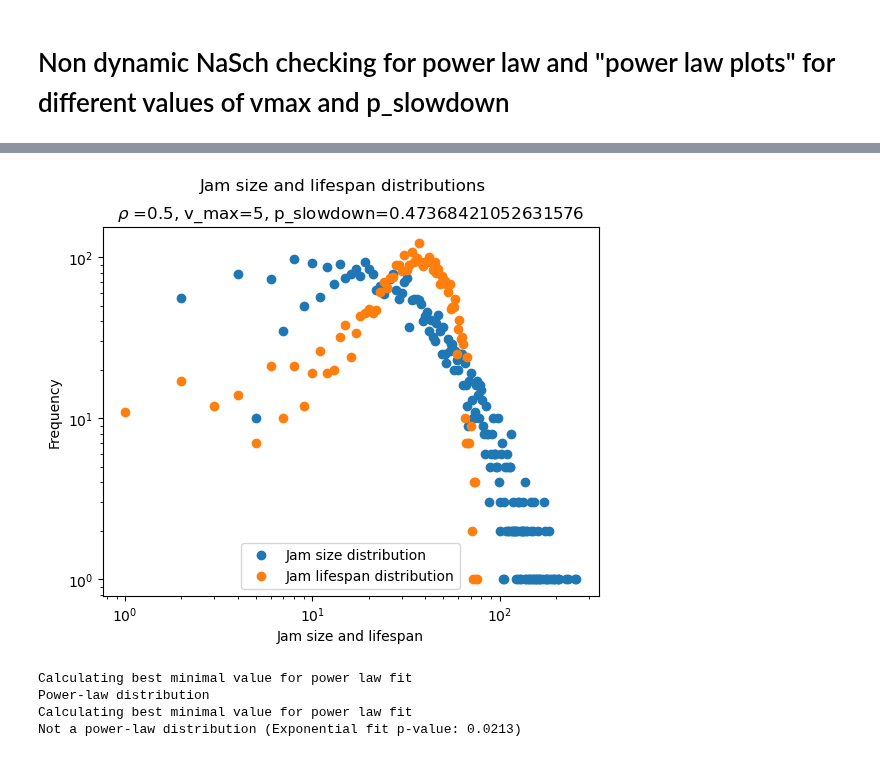
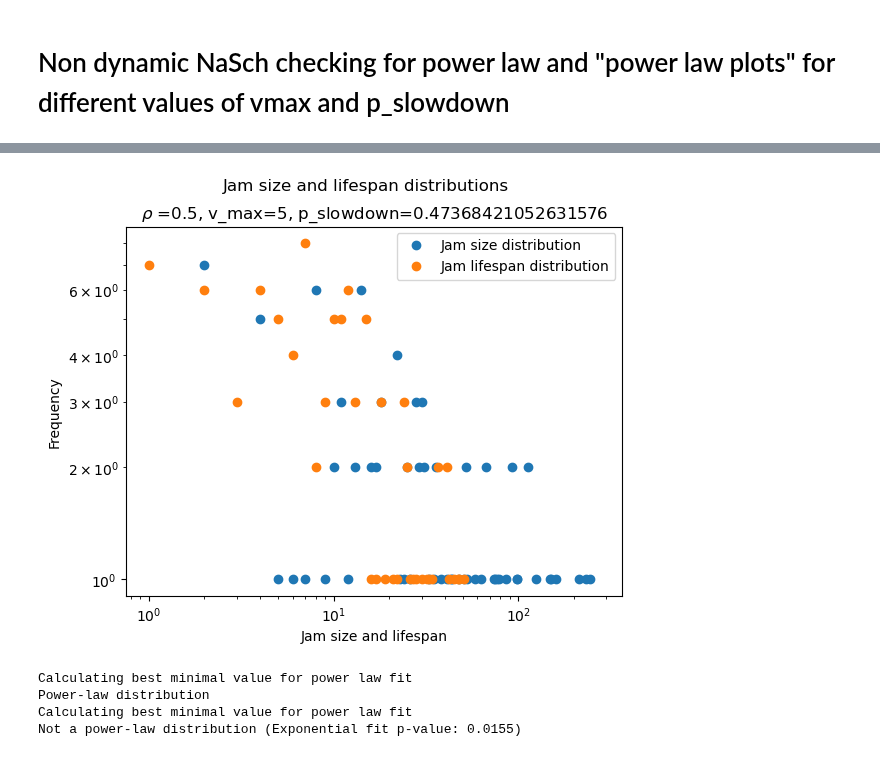
Before and after one commit to ThomasTenDamme/CSS-Group1, a Jupyter notebook: caros_notebook.ipynb, the cells around one changed output, grey strips where cells are left out. Drawn from its saved outputs; the diff is of its cells as text; code cells hidden in the pictures.

Commit message:
Changed jam_size_counter

```diff
--- a/caros_notebook.ipynb
+++ b/caros_notebook.ipynb
@@ -236,10 +241,10 @@ import cellpylib as cpl
 # %% [markdown]
 # Non dynamic NaSch checking for power law and "power law plots" for different values of vmax and p_slowdown
 # %%
-p = 0.5 #0.13793103448275862
+p = 0.2 #0.13793103448275862
 L = 300
 T = int(L/2)
-n = 100
+n = 10
 
 # NaSch parameters
 p_slowdown = 0.47368421052631576
@@ -279,7 +284,7 @@ plt.ylabel('Density')
 plt.xlabel('Time step')
 plt.show()
 
-plt.loglog(range(1, int(max(jam_counter.keys()))), [jam_counter[i] for i in range(1, int(max(jam_counter.keys())))], 'o')
+plt.loglog(range(1, int(max(jam_size_counter.keys()))), [jam_size_counter[i] for i in range(1, int(max(jam_size_counter.keys())))], 'o')
 plt.loglog(range(1, int(max(lifespan_counter.keys()))), [lifespan_counter[i] for i in range(1, int(max(lifespan_counter.keys())))], 'o')
 plt.legend(['Jam size distribution', 'Jam lifespan distribution'])
 plt.title('$\\rho$ =0.5, v_max=5, p_slowdown=0.47368421052631576')
@@ -288,9 +293,9 @@ plt.ylabel('Frequency')
 plt.suptitle('Jam size and lifespan distributions')
 plt.show()
 
-result_jam_test = analyze_powerlaw_distribution(list(jam_counter.elements()))
+result_jam_test = analyze_powerlaw_distribution(list(jam_size_counter.elements()))
 print(result_jam_test) #print result of power law test
 
-esult_lifespan_test = analyze_powerlaw_distribution(list(lifespan_counter.elements()))
+result_lifespan_test = analyze_powerlaw_distribution(list(lifespan_counter.elements()))
 print(result_lifespan_test) #print result of power law test
 # %% [output]
@@ -304,8 +309,8 @@ Not a power-law distribution (Exponential fit p-value: 0.0213)
 # %%
-p = 0.5 #0.13793103448275862
+p = 0.2 #0.13793103448275862
 L = 300
 T = int(L/2)
-n = 100
+n = 10
 
 # NaSch parameters
 p_slowdown = 0.47368421052631576
@@ -313,37 +318,37 @@ v_max = 5
 
 # Dynamic parameters
 neighbourhood_size = 3
 entry_chance = 0.1
 exit_chance = 0.1
 
 current_state = initial_state_nasch(L=L, p=p, v_max=v_max)
 
 evolution = nasch_step(current_state, v_max=v_max, p_slowdown=p_slowdown,
                        dynamic_model=False, neighbourhood_size=neighbourhood_size,
                        entry_chance=entry_chance, exit_chance=exit_chance)
 
 lifespan_counter, jam_size_counter, evolutions = run_model_stochastic(p, L, T, n, v_max=v_max, p_slowdown = p_slowdown,
                                                                       return_evolutions=True, dynamic_model=False, neighbourhood_size=neighbourhood_size,
                                                                       entry_chance=entry_chance, exit_chance=exit_chance)
 
 
-plt.loglog(range(1, int(max(jam_counter.keys()))), [jam_counter[i] for i in range(1, int(max(jam_counter.keys())))], 'o')
+plt.loglog(range(1, int(max(jam_size_counter.keys()))), [jam_size_counter[i] for i in range(1, int(max(jam_size_counter.keys())))], 'o')
 plt.loglog(range(1, int(max(lifespan_counter.keys()))), [lifespan_counter[i] for i in range(1, int(max(lifespan_counter.keys())))], 'o')
 plt.legend(['Jam size distribution', 'Jam lifespan distribution'])
 plt.title('$\\rho$ =0.5, v_max=5, p_slowdown=0.47368421052631576')
 plt.xlabel('Jam size and lifespan')
 plt.ylabel('Frequency')
 plt.suptitle('Jam size and lifespan distributions')
 plt.show()
 
-result_jam_test = analyze_powerlaw_distribution(list(jam_counter.elements()))
+result_jam_test = analyze_powerlaw_distribution(list(jam_size_counter.elements()))
 print(result_jam_test) #print result of power law test
 
 esult_lifespan_test = analyze_powerlaw_distribution(list(lifespan_counter.elements()))
 print(result_lifespan_test) #print result of power law test
 # %% [output]
-[figure, old version]
+[figure, new version]
 Calculating best minimal value for power law fit
 Power-law distribution
 Calculating best minimal value for power law fit
-Not a power-law distribution (Exponential fit p-value: 0.0213)
+Not a power-law distribution (Exponential fit p-value: 0.0155)
```
Also changed, not shown: parts of 2 cells of this notebook.
